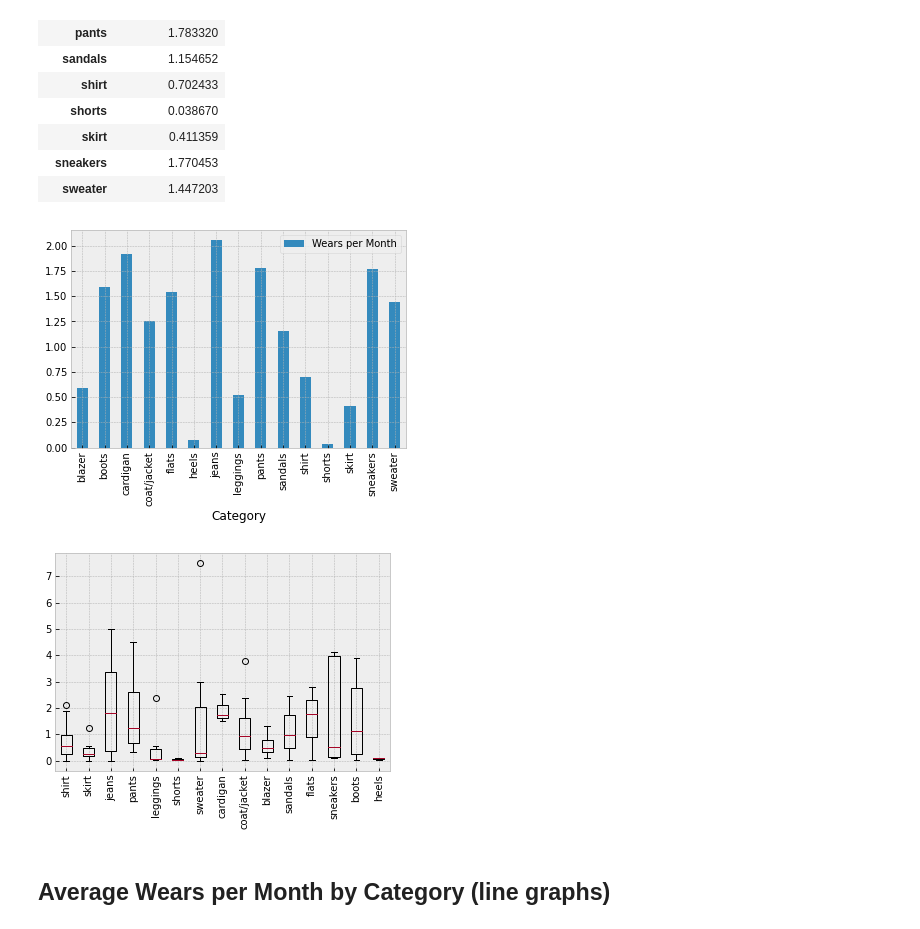
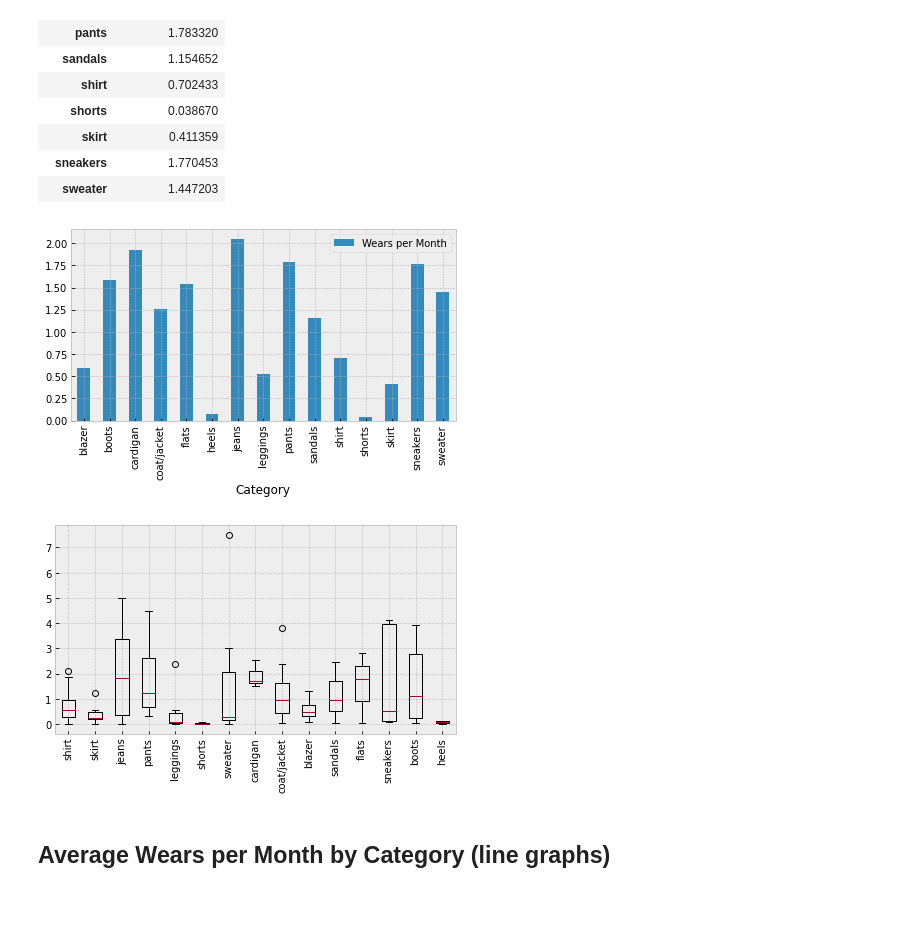
Before and after one commit to rebekahcallkacz/wardrobe-data-analysis, a Jupyter notebook: Data Analysis/data_visualization.ipynb, the cells around one changed output. Drawn from its saved outputs; the diff is of its cells as text; code cells hidden in the pictures; blank space fills up the shorter version.

```diff
--- a/Data Analysis/data_visualization.ipynb
+++ b/Data Analysis/data_visualization.ipynb
@@ -17,7 +17,7 @@ import calendar
 plt.style.use('bmh')
 # %%
 # Import dataset
-wardrobe_df = pd.read_csv('Resources/wardrobedata.csv')
+wardrobe_df = pd.read_csv('wardrobedata.csv')
 wardrobe_df.head()
 # %% [output]
 |  | Item | Total Wears | Cost per Wear | Wears per Month | Date Acquired | Cost | Source | ... |
@@ -115,17 +121,21 @@ wpm_category
 | sweater | 1.447203 |
 # %%
 wpm_category.plot(kind='bar')
+plt.tight_layout()
+plt.savefig('../Assets/Images/wpmcatbar.png')
 plt.show()
 # %% [output]
-[figure, old version]
+[figure, new version]
 # %%
 # Same date but in a boxplot
 types = wardrobe_df['Category'].unique()
 plt.boxplot([wardrobe_df['Wears per Month'].loc[wardrobe_df['Category'] == cat] for cat in types])
 plt.xticks(range(1, (len(types) + 1)), types, rotation='vertical')
+plt.tight_layout()
+plt.savefig('../Assets/Images/wpmcatbox.png')
 plt.show()
 # %% [output]
-[figure, old version]
+[figure, new version]
 # %% [markdown]
 ## Average Wears per Month by Category (line graphs)
 # %%
```
Also changed, not shown: parts of 6 cells of this notebook, 7 other files.
